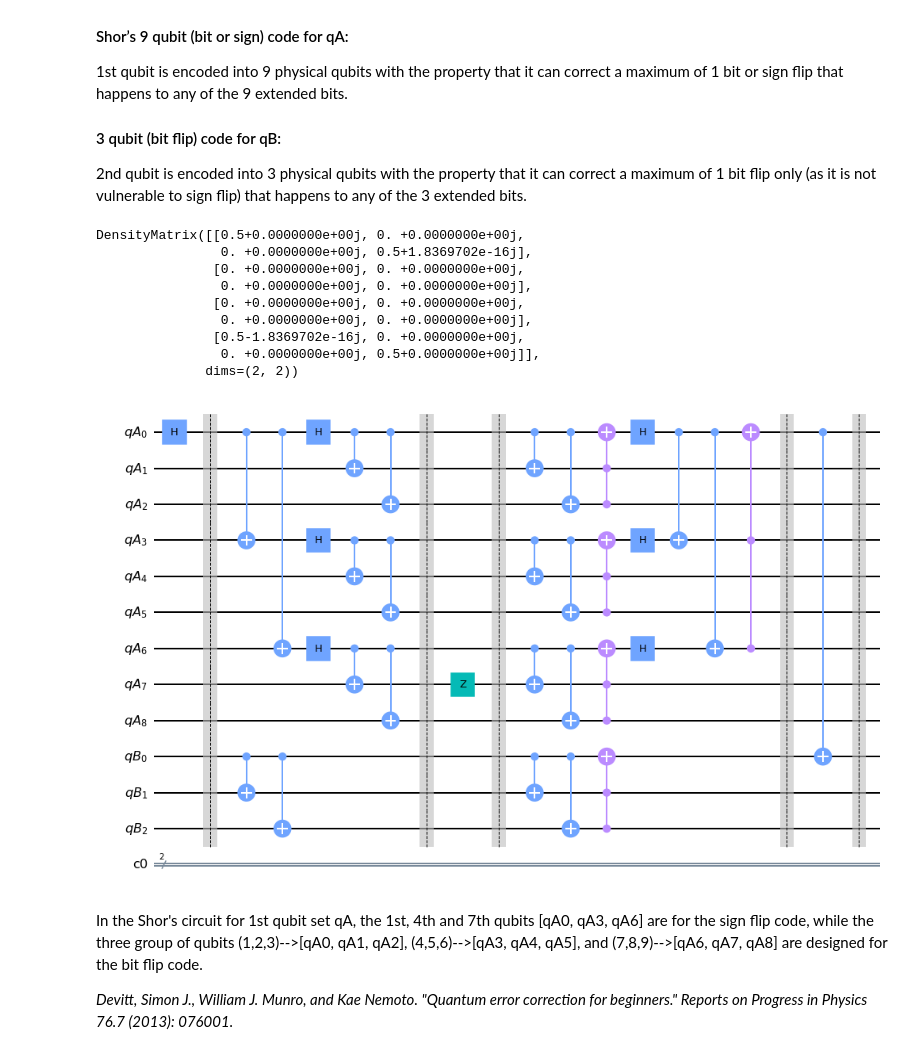
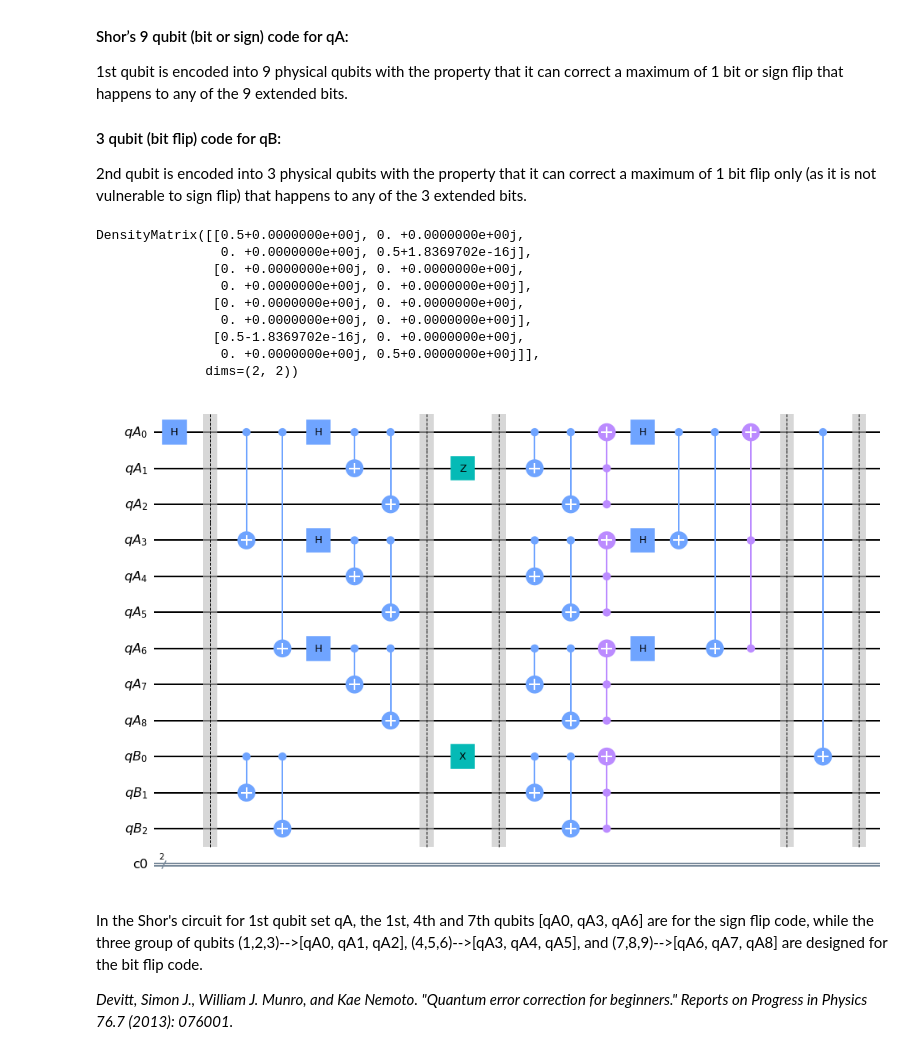
Before and after one commit to Rijil007/QOSF-Mentorship, a Jupyter notebook: QOSF - QEC on Bell State.ipynb, the cells around one changed output. Saved outputs shown, nothing was run; the diff lists cells and outputs as text; code cells hidden in the pictures.

```diff
--- a/QOSF - QEC on Bell State.ipynb
+++ b/QOSF - QEC on Bell State.ipynb
@@ -569,7 +569,7 @@ qcircE.cx(9,11) #Applying Control NOT gate on qB2 with qB0 as control
 qcircE.barrier()
 
 #Error
-Pe=0.7 #Error Probability
+Pe=0.3 #Error Probability
 Err_type=["No_Error","BitFlip","SignFlip"] #Flags to choose between Error types
 weights = [1-2*Pe, Pe, Pe]
 x=choices(Err_type, weights, k=1) #Randomly choose betweeen Error (70%) or No Error (30%) with respective probabilities
@@ -602,34 +602,34 @@ qcircE.cx(9,10) #Applying Control NOT gate on qB1 with qB0 as control
 qcircE.cx(9,11) #Applying Control NOT gate on qB2 with qB0 as control
 qcircE.ccx(10,11,9) #Applying Toffoli NOT gate on qB0 with qB1 & qB2 as control
 qcircE.barrier()
 
 #Entangling qubits qA0 & qB0
 qcircE.cx(0,9) #Applying Control NOT gate on qA0 with qB0 as control
 qcircE.barrier()
 
 #Measurement of qA0 & qB0
 #qcircE.measure(0,0) #Measured output on classical bit1
 #qcircE.measure(9,1) #Measured output on classical bit2
 
 sim = Aer.get_backend('statevector_simulator') #Choosing the StateVector Simulator
 job = execute(qcircE, sim) #Executing the circuit on simulator
 v = job.result().get_statevector() #Collecting the statevector results
 R = partial_trace(v, [1, 2, 3, 4, 5, 6, 7, 8, 10, 11]) #Tracing out all qubits except qA0 (0) & qB0 (9)
 print(R)
 # for amplitude in v:
 #     print(amplitude)
 qcircE.draw(output='mpl') #Draw the circuit
 # %% [output]
 DensityMatrix([[0.5+0.0000000e+00j, 0. +0.0000000e+00j,
                 0. +0.0000000e+00j, 0.5+1.8369702e-16j],
                [0. +0.0000000e+00j, 0. +0.0000000e+00j,
                 0. +0.0000000e+00j, 0. +0.0000000e+00j],
                [0. +0.0000000e+00j, 0. +0.0000000e+00j,
                 0. +0.0000000e+00j, 0. +0.0000000e+00j],
                [0.5-1.8369702e-16j, 0. +0.0000000e+00j,
                 0. +0.0000000e+00j, 0.5+0.0000000e+00j]],
               dims=(2, 2))
-[figure, old version]
+[figure, new version]
 # %% [markdown]
 In the Shor's circuit for 1st qubit set qA, the 1st, 4th and 7th qubits [qA0, qA3, qA6] are for the sign flip code, while the three group of qubits (1,2,3)-->[qA0, qA1, qA2], (4,5,6)-->[qA3, qA4, qA5], and (7,8,9)-->[qA6, qA7, qA8] are designed for the bit flip code.
 
```
Also changed, not shown: parts of 3 cells of this notebook.
